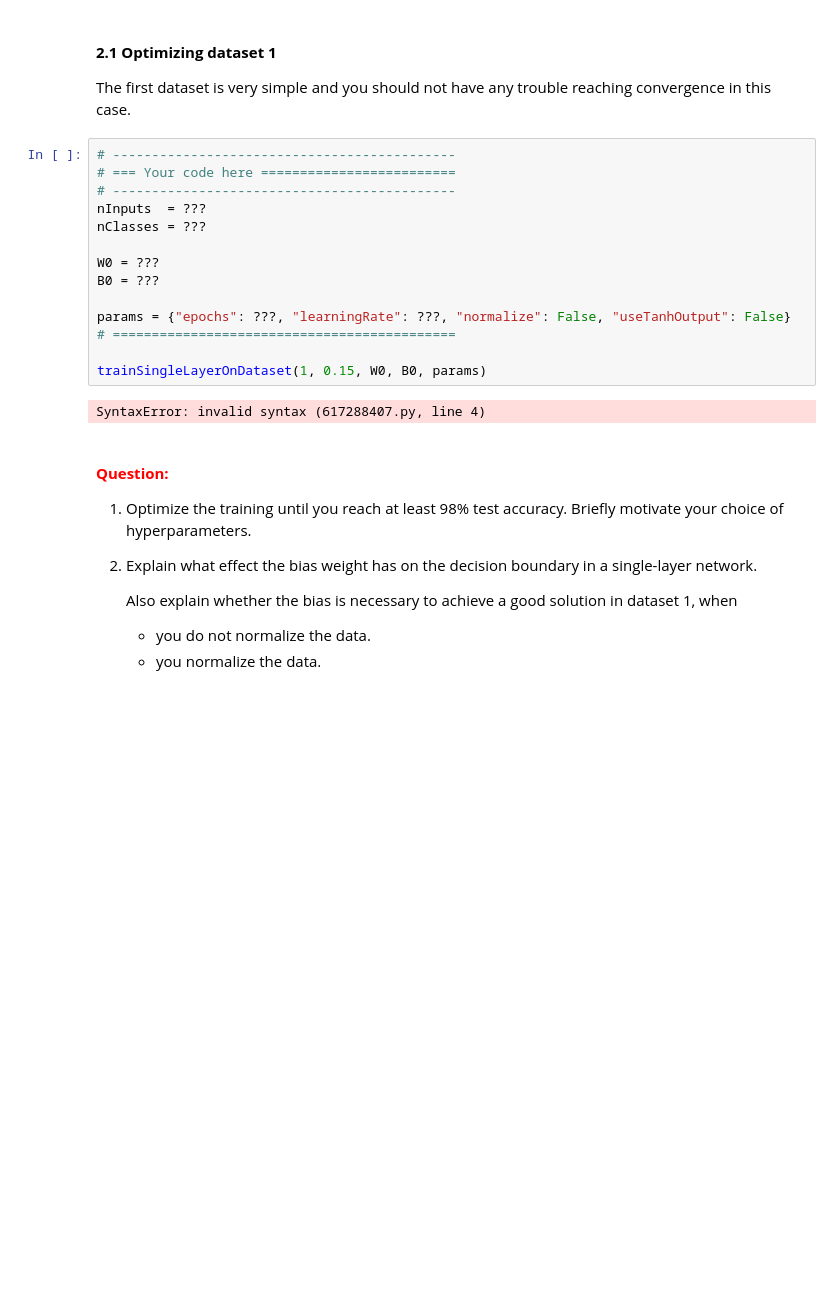
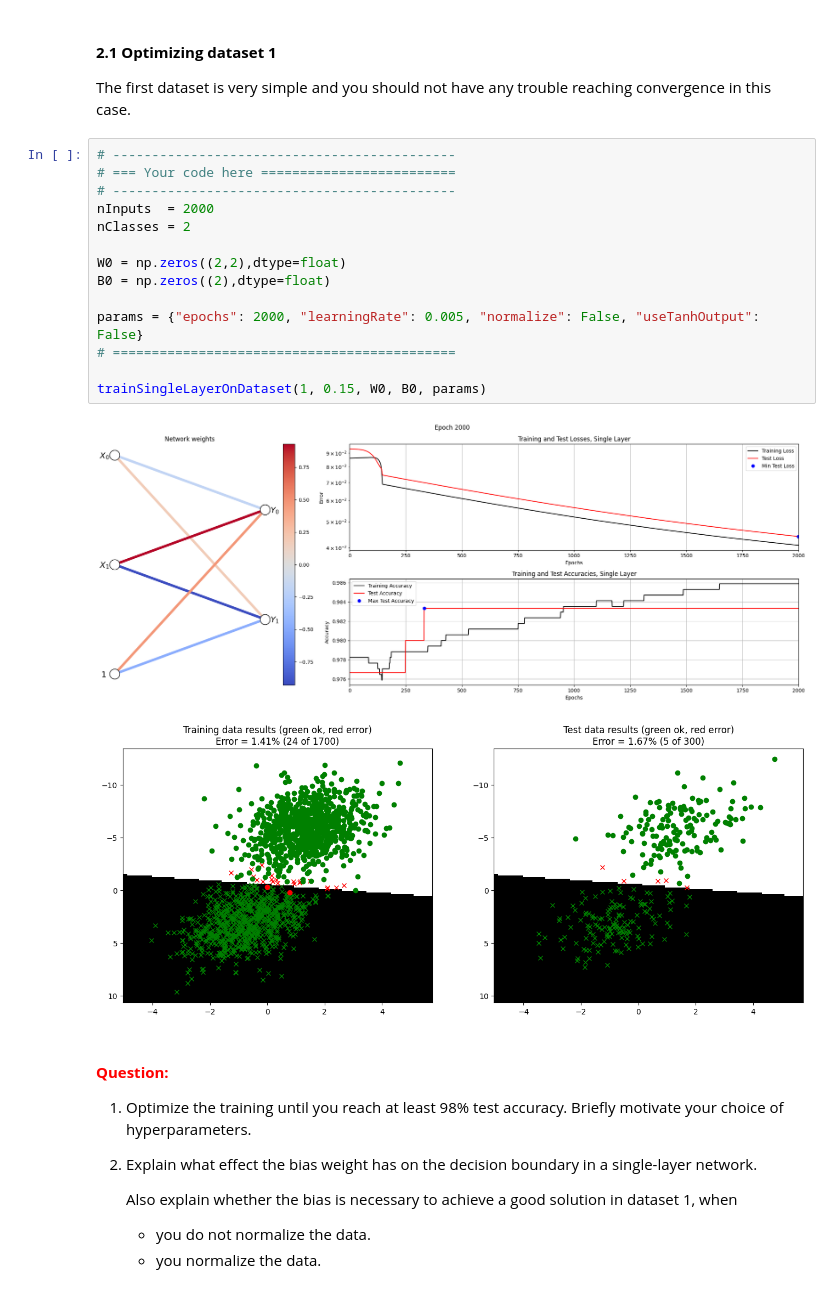
Before and after one commit to path2morepro/DeepLearning, a Jupyter notebook: 1_Back_propagation/SingleLayer.ipynb, the cells around one changed output. Saved outputs shown, nothing was run; the diff lists cells and outputs as text; blank space fills up the shorter version.

```diff
--- a/1_Back_propagation/SingleLayer.ipynb
+++ b/1_Back_propagation/SingleLayer.ipynb
@@ -427,19 +425,20 @@ The first dataset is very simple and you should not have any trouble reaching co
 # %%
 # --------------------------------------------
 # === Your code here =========================
 # --------------------------------------------
-nInputs  = ???
-nClasses = ???
+nInputs  = 2000
+nClasses = 2
 
-W0 = ???
-B0 = ???
+W0 = np.zeros((2,2),dtype=float)
+B0 = np.zeros((2),dtype=float)
 
-params = {"epochs": ???, "learningRate": ???, "normalize": False, "useTanhOutput": False}
+params = {"epochs": 2000, "learningRate": 0.005, "normalize": False, "useTanhOutput": False}
 # ============================================
 
 trainSingleLayerOnDataset(1, 0.15, W0, B0, params)
 # %% [output]
-SyntaxError: invalid syntax (617288407.py, line 4)
+[figure, added]
+[figure, added]
 # %% [markdown]
 #### **<span style="color:red">Question:</span>**
 
```
Also changed, not shown: parts of 11 cells of this notebook, 2 other files.
